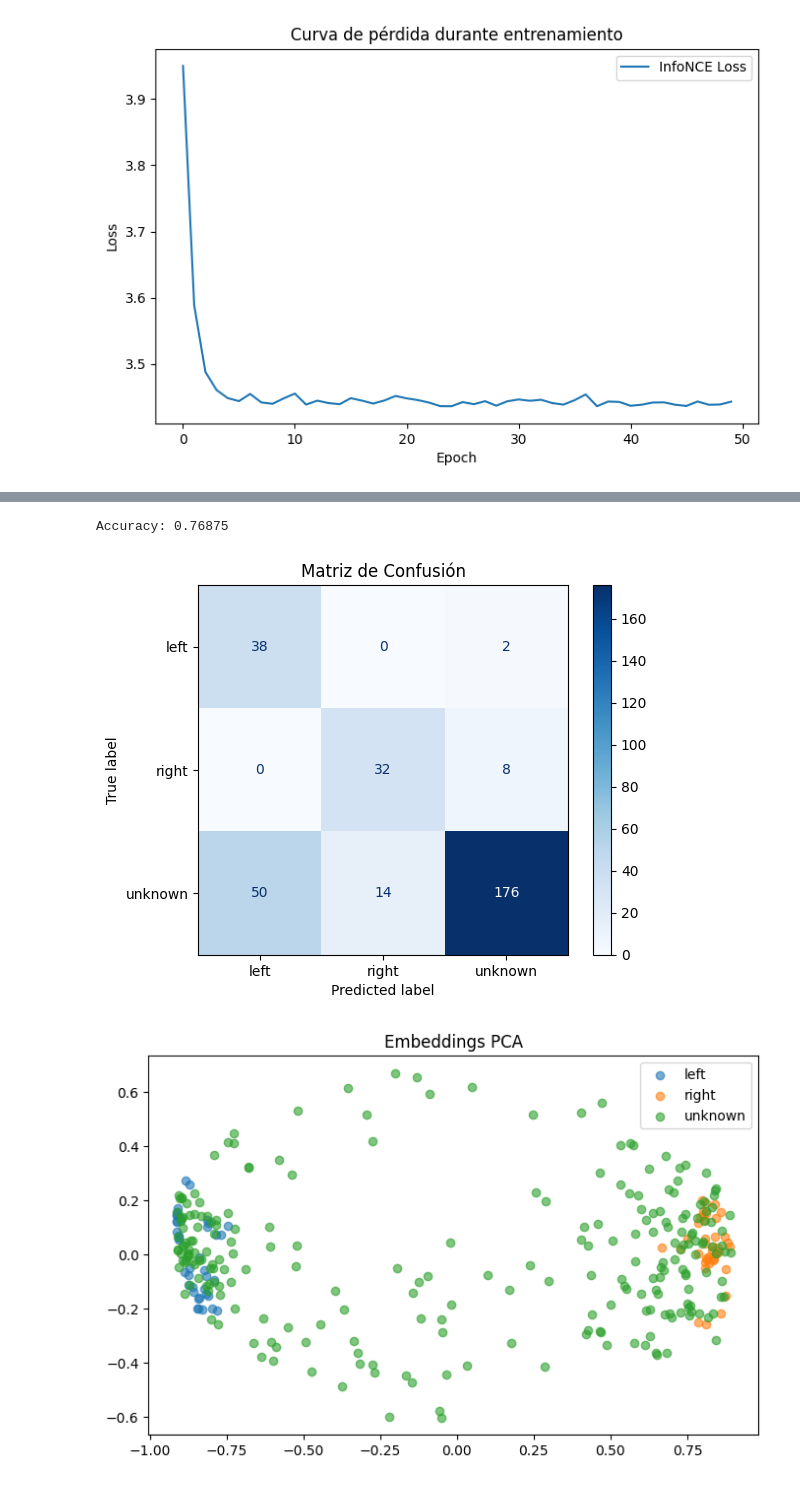
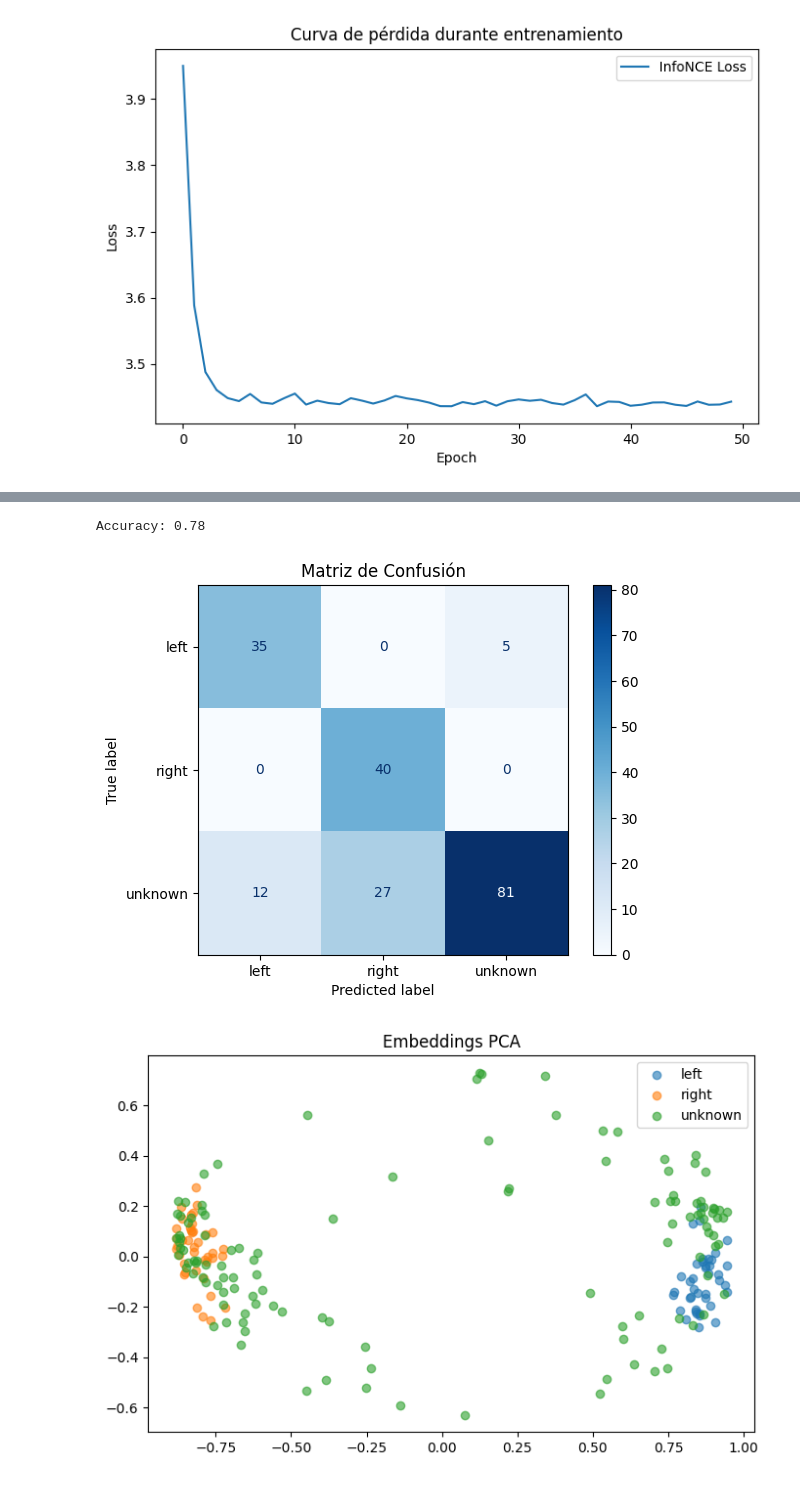
Before and after one commit to LuisGrigore/GestureDetector, a Jupyter notebook: Untitled.ipynb, the cells around one changed output, grey strips where cells are left out. Drawn from its saved outputs; the diff is of its cells as text; code cells hidden in the pictures.

```diff
--- a/Untitled.ipynb
+++ b/Untitled.ipynb
@@ -639,7 +641,7 @@ dfB_augmented = pd.DataFrame(augmented_rows)
 # Dataset A → tabular (sin augmentación)
 # =====================================================
 
-dfA_subset = dfA.head(1000)
+dfA_subset = dfA.head(400)
 flat_data = dfA_subset['landmarks'].apply(extract_flat_landmarks)
 flat_data = flat_data.dropna()
 
@@ -838,16 +901,24 @@ y_train_known = y_train[known_mask]
 X_train_unknown = X_train[unknown_mask]
 
 # -----------------------------
+# Capa personalizada L2 normalización (registrada)
+# -----------------------------
+@tf.keras.utils.register_keras_serializable()
+class L2Normalize(layers.Layer):
+    def call(self, inputs):
+        return tf.math.l2_normalize(inputs, axis=1)
+
+# -----------------------------
 # Modelo de embeddings
 # -----------------------------
 input_dim = X_train.shape[1]
-embedding_dim = 64  # aumentar embedding para mayor capacidad
+embedding_dim = 64
 
 inputs = tf.keras.Input(shape=(input_dim,))
 x = layers.Dense(256, activation='relu')(inputs)
 x = layers.Dense(128, activation='relu')(x)
 embeddings = layers.Dense(embedding_dim)(x)
-embeddings = layers.Lambda(lambda x: tf.math.l2_normalize(x, axis=1))(embeddings)
+embeddings = L2Normalize()(embeddings)
 
 embedding_model = models.Model(inputs, embeddings)
 embedding_model.summary()
@@ -856,12 +927,6 @@ embedding_model.summary()
 # InfoNCE Loss manual incluyendo unknowns como negativos
 # -----------------------------
 def info_nce_loss_with_unknowns(labels, embeddings, unknown_embeddings, temperature=0.1):
-    """
-    labels: (batch_size,) enteros de clases conocidas
-    embeddings: embeddings de batch conocidos
-    unknown_embeddings: embeddings de unknowns que se usarán como negativos
-    """
-    # Matriz de similitud conocidos vs conocidos
     sim_matrix = tf.matmul(embeddings, embeddings, transpose_b=True) / temperature
     labels = tf.reshape(labels, [-1,1])
     mask = tf.cast(tf.equal(labels, tf.transpose(labels)), tf.float32)
@@ -873,11 +938,10 @@ def info_nce_loss_with_unknowns(labels, embeddings, unknown_embeddings, temperat
 
     mean_log_prob_pos = tf.reduce_sum(mask * log_prob, axis=1) / (tf.reduce_sum(mask, axis=1) + 1e-9)
 
-    # Penalizar similitud con unknowns (como negativos)
     if unknown_embeddings is not None and unknown_embeddings.shape[0] > 0:
         sim_unknown = tf.matmul(embeddings, unknown_embeddings, transpose_b=True) / temperature
         neg_log_prob = tf.math.log(tf.reduce_sum(tf.exp(sim_unknown), axis=1) + 1e-9)
-        mean_log_prob_pos -= neg_log_prob  # alejar de unknowns
+        mean_log_prob_pos -= neg_log_prob
 
     loss = -tf.reduce_mean(mean_log_prob_pos)
     return loss
@@ -903,7 +967,6 @@ for epoch in range(epochs):
         x_batch = X_train_shuffled[start:end]
         y_batch = y_train_shuffled[start:end]
 
-        # Seleccionar algunos unknowns al azar como negativos
         unknown_idx = np.random.choice(len(X_train_unknown), size=min(batch_size, len(X_train_unknown)), replace=False)
         x_unknown_batch = X_train_unknown[unknown_idx]
         unknown_emb = embedding_model(x_unknown_batch, training=False)
@@ -929,5 +992,9 @@ plt.ylabel("Loss")
 plt.title("Curva de pérdida durante entrenamiento")
 plt.legend()
 plt.show()
+
+# -----------------------------
+# Guardar modelo
+# -----------------------------
 embedding_model.save("hand_gesture_embedding_model_with_unknowns_good.keras")
 # %% [output]
@@ -971,10 +1038,8 @@ from sklearn.decomposition import PCA
 from sklearn.manifold import TSNE
 from sklearn.metrics import confusion_matrix, ConfusionMatrixDisplay
 
-# embedding_model = tf.keras.models.load_model(
-#     "hand_gesture_embedding_model_with_unknowns_good.keras",
-#     safe_mode=False
-# )
+embedding_model = tf.keras.models.load_model(
+    "hand_gesture_embedding_model_with_unknowns_good.keras")
 
 # Centroides de gestos conocidos
 emb_train = embedding_model.predict(X_train_known, verbose=0)
@@ -982,7 +1047,7 @@ centroid_left = np.mean(emb_train[y_train_known==0], axis=0)
 centroid_right = np.mean(emb_train[y_train_known==1], axis=0)
 
 # Clasificador simple con threshold
-def classify_gesture(x, threshold=0.85):
+def classify_gesture(x, threshold=0.86):
     emb = embedding_model.predict(x[np.newaxis,:], verbose=0)[0]
     sim_left = np.dot(emb, centroid_left)
     sim_right = np.dot(emb, centroid_right)
@@ -1022,33 +1087,33 @@ for label, color in zip(['left','right','unknown'], ['r','b','g']):
 plt.title("Embeddings PCA")
 plt.legend()
 plt.show()
 
 # t-SNE
 tsne = TSNE(n_components=2, perplexity=30, learning_rate=200, init='pca', random_state=42)
 emb_tsne = tsne.fit_transform(emb_test)
 plt.figure(figsize=(8,5))
 for label, color in zip(['left','right','unknown'], ['r','b','g']):
     mask = np.array(y_test_labels) == label
     plt.scatter(emb_tsne[mask,0], emb_tsne[mask,1], label=label, alpha=0.6)
 plt.title("Embeddings t-SNE")
 plt.legend()
 plt.show()
 
 # -----------------------------
 # Histograma de similitudes coseno frente a centroides
 # -----------------------------
 sim_left = emb_test @ centroid_left
 sim_right = emb_test @ centroid_right
 
 plt.figure(figsize=(8,5))
 plt.hist(sim_left, bins=30, alpha=0.5, label='sim vs left')
 plt.hist(sim_right, bins=30, alpha=0.5, label='sim vs right')
 plt.xlabel("Similitud coseno")
 plt.ylabel("Cantidad de muestras")
 plt.title("Distribución de similitudes frente a centroides")
 plt.legend()
 plt.show()
 # %% [output]
-Accuracy: 0.76875
+Accuracy: 0.78
-[figure, old version]
+[figure, new version]
-[figure, old version]
+[figure, new version]
```
Also changed, not shown: parts of 6 cells of this notebook, 51 other files.
